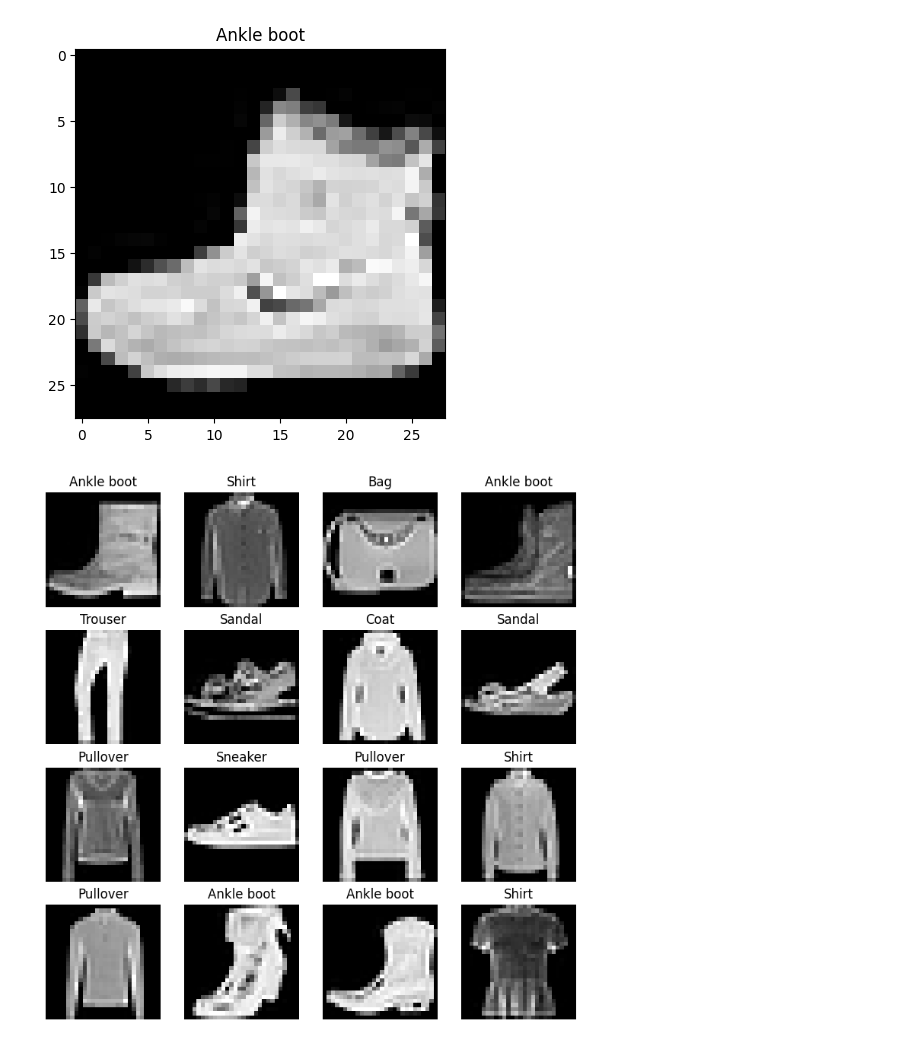
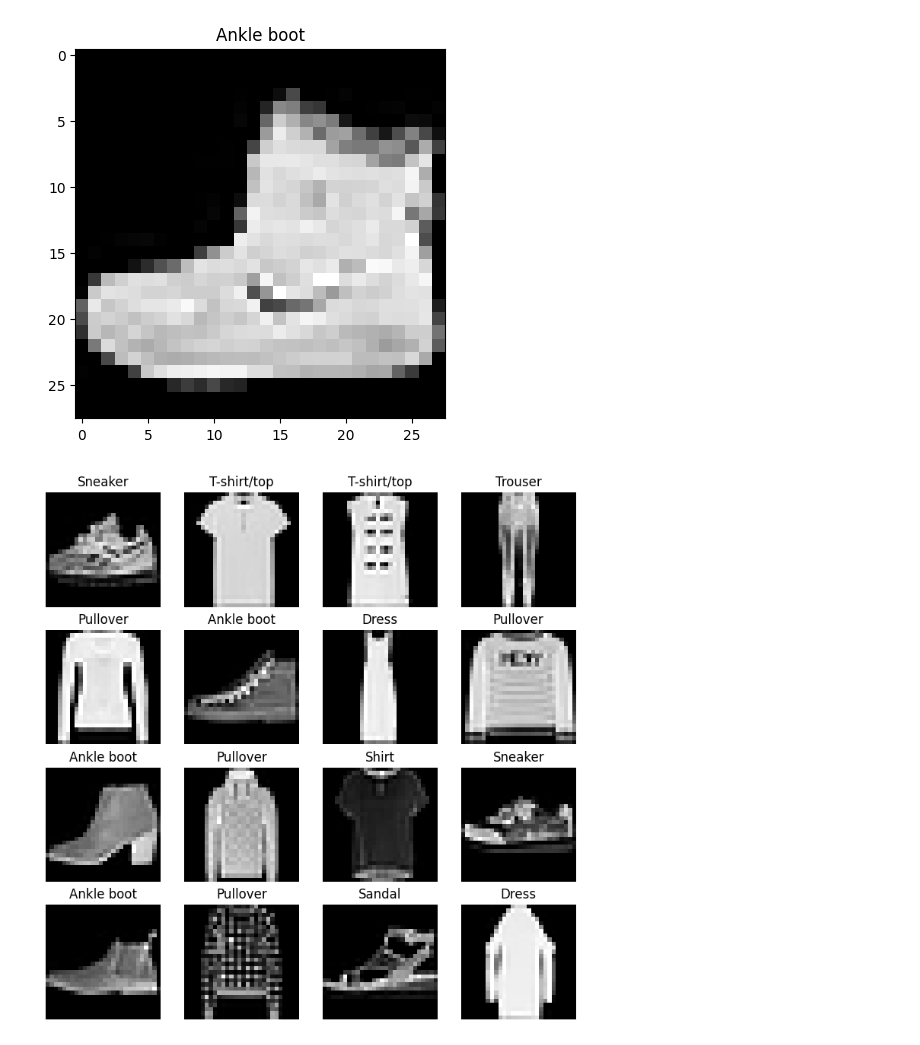
Before and after one commit to SiddheshDaphane/FashionMNIST-CNN, a Jupyter notebook: FashionMNIST_model.ipynb, the cells around one changed output. Drawn from its saved outputs; the diff is of its cells as text; code cells hidden in the pictures.

```diff
--- a/FashionMNIST_model.ipynb
+++ b/FashionMNIST_model.ipynb
@@ -156,15 +156,14 @@ Text(0.5, 1.0, 'Ankle boot')
 [figure]
 # %%
 # Plot more images
-torch.manual_seed(42)
-fig = plt.figure(figsize=(9,9))
-rows, cols = 4,4
-for i in range(1, rows*cols + 1):
-    random_idx = torch.randint(0, len(train_data), size=[1]).item() # .item converts tensor value to scaler value
+plt.figure(figsize=(9,9))
+nrows, ncols = 4,4
+for i in range(1,nrows*ncols+1):
+    random_idx = torch.randint(0, len(train_data), size=[1]).item()
+    plt.subplot(nrows, ncols, i)
     img, label = train_data[random_idx]
-    fig.add_subplot(rows, cols, i)
     plt.imshow(img.squeeze(), cmap="gray")
     plt.title(class_names[label])
     plt.axis(False)
 # %% [output]
-[figure, old version]
+[figure, new version]
```
Also changed, not shown: parts of 4 cells of this notebook.
